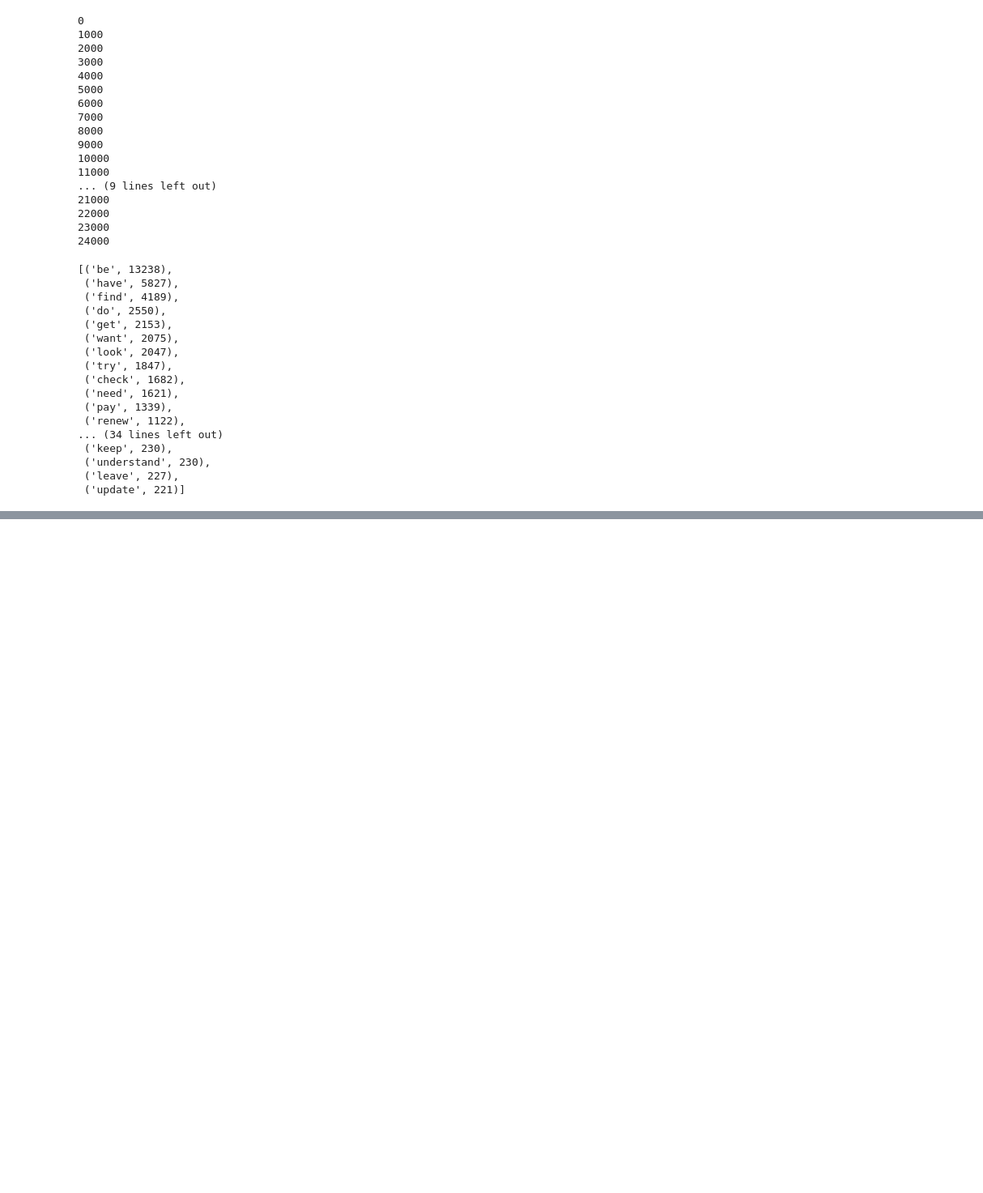
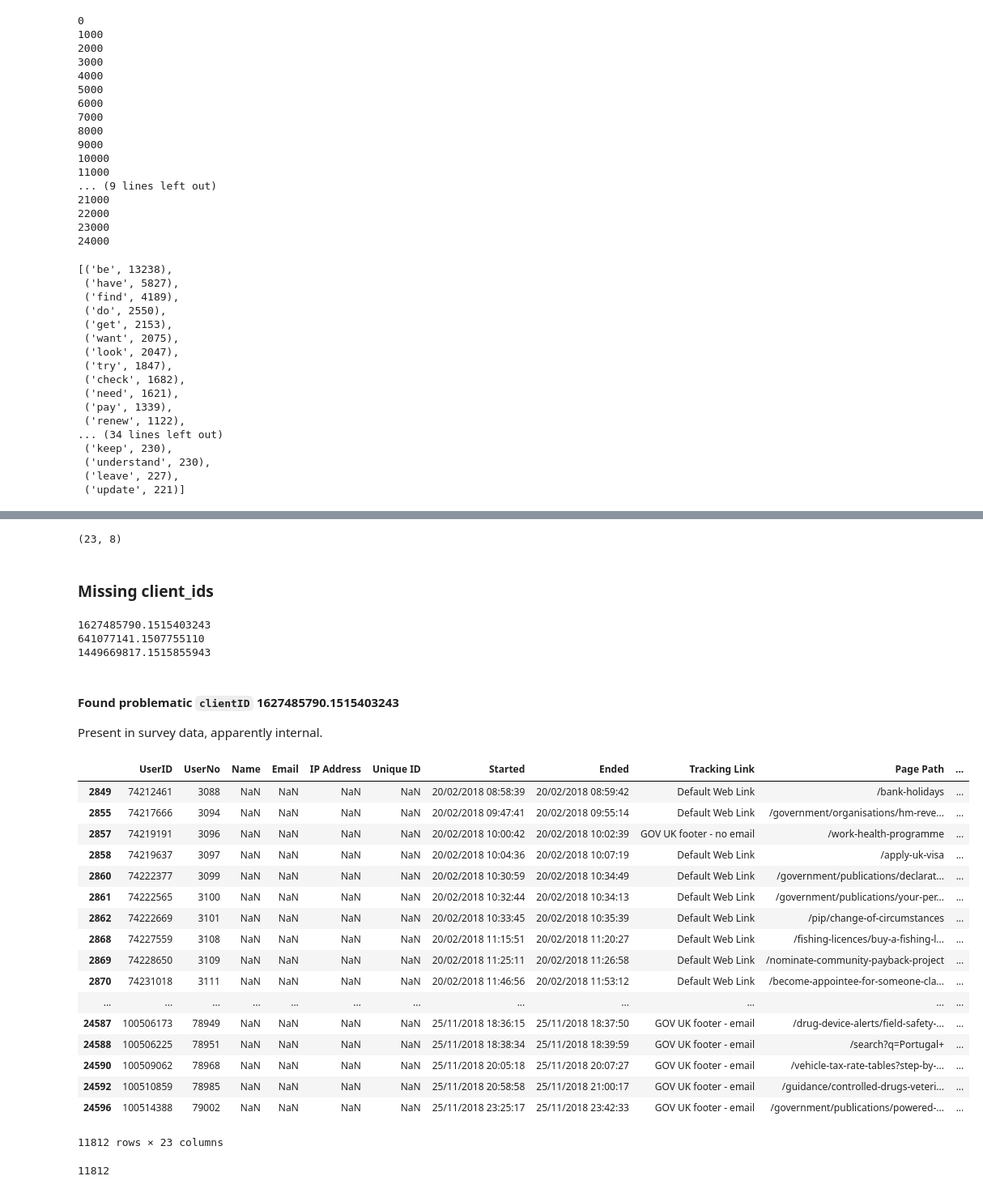
Before and after one commit to alphagov/govuk-network-data, a Jupyter notebook: notebooks/user_classification_data_eval.ipynb, the cells around one changed output, grey strips where cells are left out. Shown at 81% size. Cells and saved outputs as stored; diff of their text form; code cells hidden in the pictures; blank space fills up the shorter version.

Commit message:
Identified issue with duplicate clientID. Major blocker.

```diff
--- a/notebooks/user_classification_data_eval.ipynb
+++ b/notebooks/user_classification_data_eval.ipynb
@@ -195,0 +217,3 @@ verb_counter.most_common(50)
+# %%
+df_final["sdate"] = pd.to_datetime(df_final.Started.map(lambda x: x.split()[0]), format='%d/%m/%Y')
+df_final["edate"] = pd.to_datetime(df_final.Ended.map(lambda x: x.split()[0]), format='%d/%m/%Y')
@@ -195,0 +255,42 @@ verb_counter.most_common(50)
+# %%
+journeys[journeys['client_id'].isin(client_ids)].shape
+# %% [output]
+(23, 8)
+# %% [markdown]
+### Missing client_ids
+# %%
+for client_id in client_ids:
+    if journeys[journeys['client_id']==client_id].shape[0]==0:
+        print(client_id)
+# %% [output]
+1627485790.1515403243
+641077141.1507755110
+1449669817.1515855943
+# %% [markdown]
+#### Found problematic `clientID` 1627485790.1515403243
+Present in survey data, apparently internal.
+# %%
+df_final[df_final['clientID']=="1627485790.1515403243"]
+# %% [output]
+|  | UserID | UserNo | Name | Email | IP Address | Unique ID | Started | Ended | Tracking Link | Page Path | ... |
+| 2849 | 74212461 | 3088 | NaN | NaN | NaN | NaN | 20/02/2018 08:58:39 | 20/02/2018 08:59:42 | Default Web Link | /bank-holidays | ... |
+| 2855 | 74217666 | 3094 | NaN | NaN | NaN | NaN | 20/02/2018 09:47:41 | 20/02/2018 09:55:14 | Default Web Link | /government/organisations/hm-reve... | ... |
+| 2857 | 74219191 | 3096 | NaN | NaN | NaN | NaN | 20/02/2018 10:00:42 | 20/02/2018 10:02:39 | GOV UK footer - no email | /work-health-programme | ... |
+| 2858 | 74219637 | 3097 | NaN | NaN | NaN | NaN | 20/02/2018 10:04:36 | 20/02/2018 10:07:19 | Default Web Link | /apply-uk-visa | ... |
+| 2860 | 74222377 | 3099 | NaN | NaN | NaN | NaN | 20/02/2018 10:30:59 | 20/02/2018 10:34:49 | Default Web Link | /government/publications/declarat... | ... |
+| 2861 | 74222565 | 3100 | NaN | NaN | NaN | NaN | 20/02/2018 10:32:44 | 20/02/2018 10:34:13 | Default Web Link | /government/publications/your-per... | ... |
+| 2862 | 74222669 | 3101 | NaN | NaN | NaN | NaN | 20/02/2018 10:33:45 | 20/02/2018 10:35:39 | Default Web Link | /pip/change-of-circumstances | ... |
+| 2868 | 74227559 | 3108 | NaN | NaN | NaN | NaN | 20/02/2018 11:15:51 | 20/02/2018 11:20:27 | Default Web Link | /fishing-licences/buy-a-fishing-l... | ... |
+| 2869 | 74228650 | 3109 | NaN | NaN | NaN | NaN | 20/02/2018 11:25:11 | 20/02/2018 11:26:58 | Default Web Link | /nominate-community-payback-project | ... |
+| 2870 | 74231018 | 3111 | NaN | NaN | NaN | NaN | 20/02/2018 11:46:56 | 20/02/2018 11:53:12 | Default Web Link | /become-appointee-for-someone-cla... | ... |
+| ... | ... | ... | ... | ... | ... | ... | ... | ... | ... | ... | ... |
+| 24587 | 100506173 | 78949 | NaN | NaN | NaN | NaN | 25/11/2018 18:36:15 | 25/11/2018 18:37:50 | GOV UK footer - email | /drug-device-alerts/field-safety-... | ... |
+| 24588 | 100506225 | 78951 | NaN | NaN | NaN | NaN | 25/11/2018 18:38:34 | 25/11/2018 18:39:59 | GOV UK footer - email | /search?q=Portugal+ | ... |
+| 24590 | 100509062 | 78968 | NaN | NaN | NaN | NaN | 25/11/2018 20:05:18 | 25/11/2018 20:07:27 | GOV UK footer - email | /vehicle-tax-rate-tables?step-by-... | ... |
+| 24592 | 100510859 | 78985 | NaN | NaN | NaN | NaN | 25/11/2018 20:58:58 | 25/11/2018 21:00:17 | GOV UK footer - email | /guidance/controlled-drugs-veteri... | ... |
+| 24596 | 100514388 | 79002 | NaN | NaN | NaN | NaN | 25/11/2018 23:25:17 | 25/11/2018 23:42:33 | GOV UK footer - email | /government/publications/powered-... | ... |
+11812 rows × 23 columns
+# %%
+df_final[df_final['clientID']=="1627485790.1515403243"]['UserID'].nunique()
+# %% [output]
+11812
```
Also changed, not shown: parts of 14 cells of this notebook.
